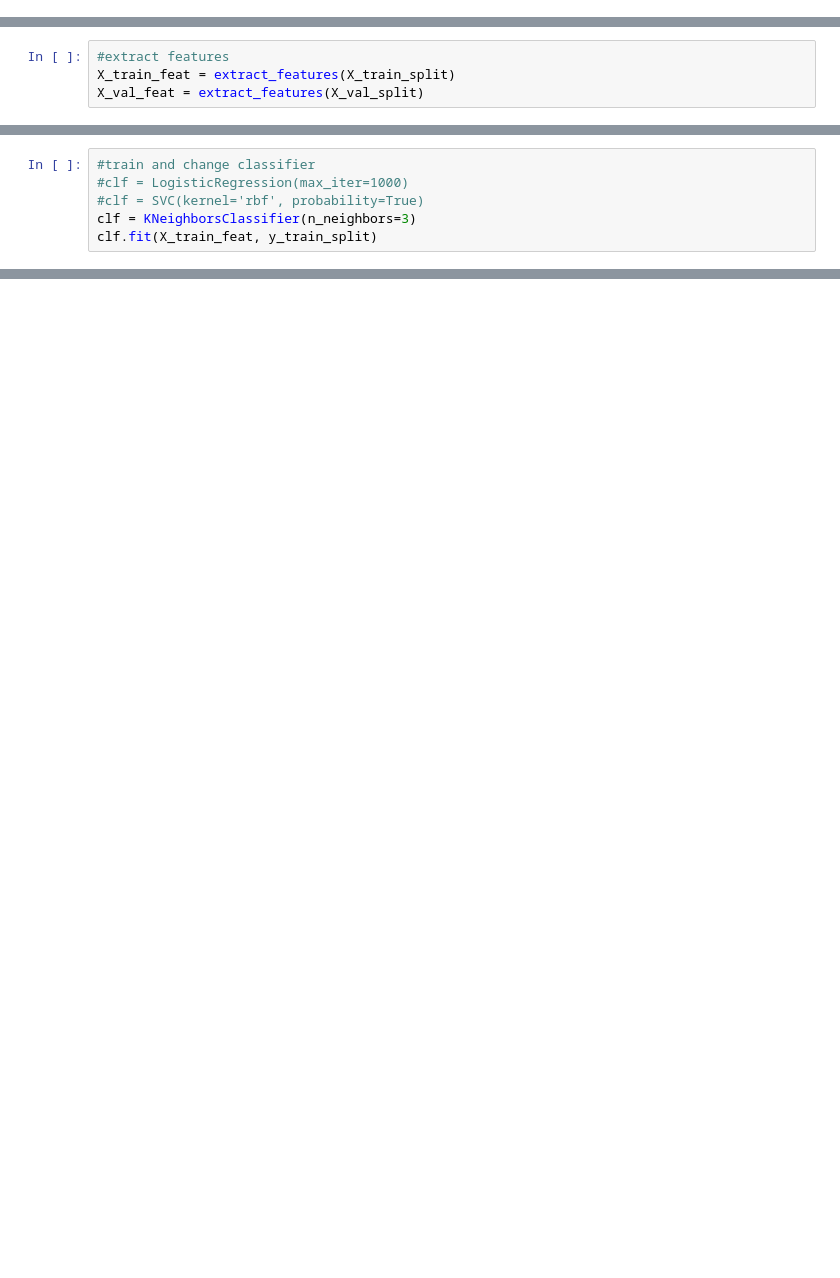
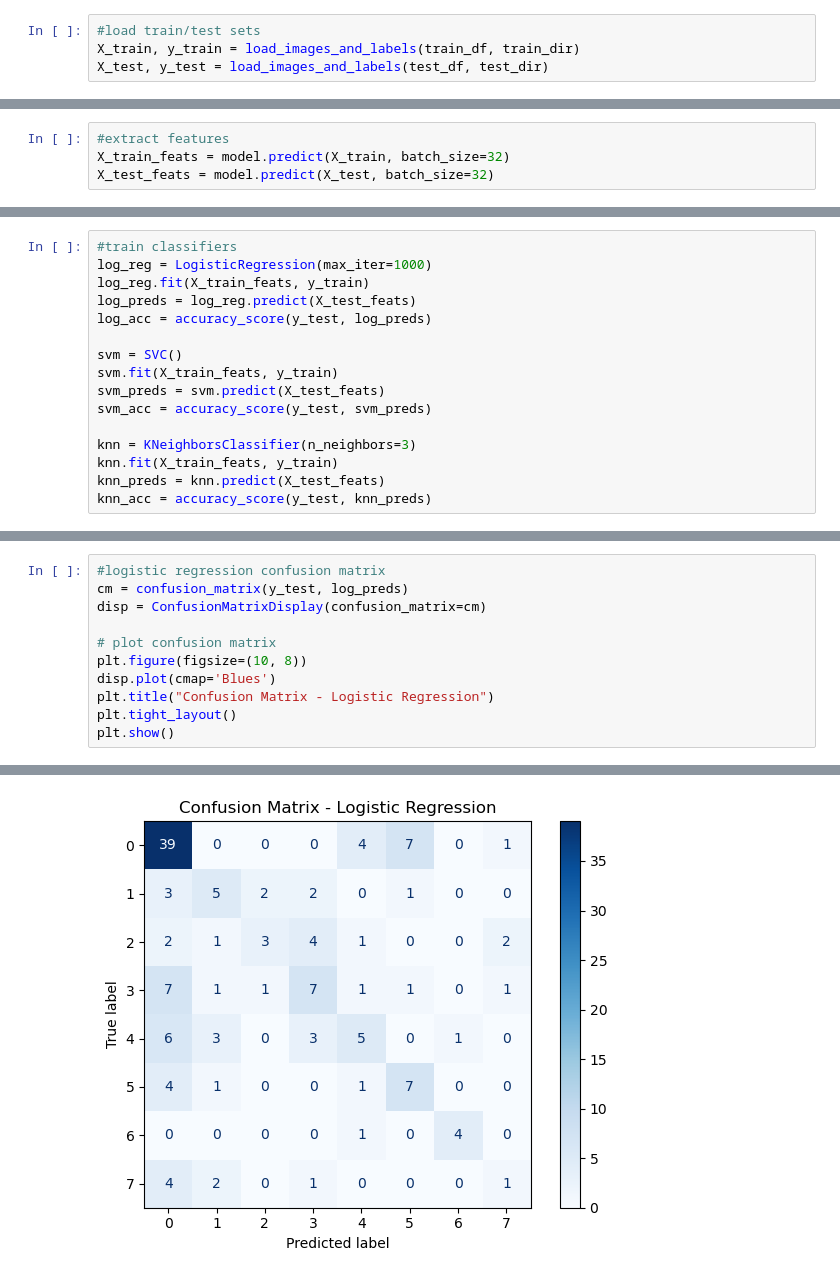
Before and after one commit to GonzalezC-Dev/Computer-Vision, a Jupyter notebook: Eclipse_CNN.ipynb, the cells around one changed output, grey strips where cells are left out. Cells and saved outputs as stored; diff of their text form; blank space fills up the shorter version.

```diff
--- a/Eclipse_CNN.ipynb
+++ b/Eclipse_CNN.ipynb
@@ -45 +46,5 @@ def extract_features(filepaths):
+# %%
+#load train/test sets
+X_train, y_train = load_images_and_labels(train_df, train_dir)
+X_test, y_test = load_images_and_labels(test_df, test_dir)
 # %%
@@ -49,4 +59,4 @@ X_train_split, X_val_split, y_train_split, y_val_split = train_test_split(
 # %%
 #extract features
-X_train_feat = extract_features(X_train_split)
-X_val_feat = extract_features(X_val_split)
+X_train_feats = model.predict(X_train, batch_size=32)
+X_test_feats = model.predict(X_test, batch_size=32)
@@ -53,6 +66,16 @@ X_val_feat = extract_features(X_val_split)
 # %%
-#train and change classifier
-#clf = LogisticRegression(max_iter=1000)
-#clf = SVC(kernel='rbf', probability=True)
-clf = KNeighborsClassifier(n_neighbors=3)
-clf.fit(X_train_feat, y_train_split)
+#train classifiers
+log_reg = LogisticRegression(max_iter=1000)
+log_reg.fit(X_train_feats, y_train)
+log_preds = log_reg.predict(X_test_feats)
+log_acc = accuracy_score(y_test, log_preds)
+
+svm = SVC()
+svm.fit(X_train_feats, y_train)
+svm_preds = svm.predict(X_test_feats)
+svm_acc = accuracy_score(y_test, svm_preds)
+
+knn = KNeighborsClassifier(n_neighbors=3)
+knn.fit(X_train_feats, y_train)
+knn_preds = knn.predict(X_test_feats)
+knn_acc = accuracy_score(y_test, knn_preds)
@@ -92,0 +91,12 @@ Saved predicted_test_labels.csv
+# %%
+#logistic regression confusion matrix
+cm = confusion_matrix(y_test, log_preds)
+disp = ConfusionMatrixDisplay(confusion_matrix=cm)
+
+# plot confusion matrix
+plt.figure(figsize=(10, 8))
+disp.plot(cmap='Blues')
+plt.title("Confusion Matrix - Logistic Regression")
+plt.tight_layout()
+plt.show()
+# %% [output]
@@ -92,0 +104 @@ Saved predicted_test_labels.csv
+[figure, added]
```
Also changed, not shown: parts of 15 cells of this notebook.
